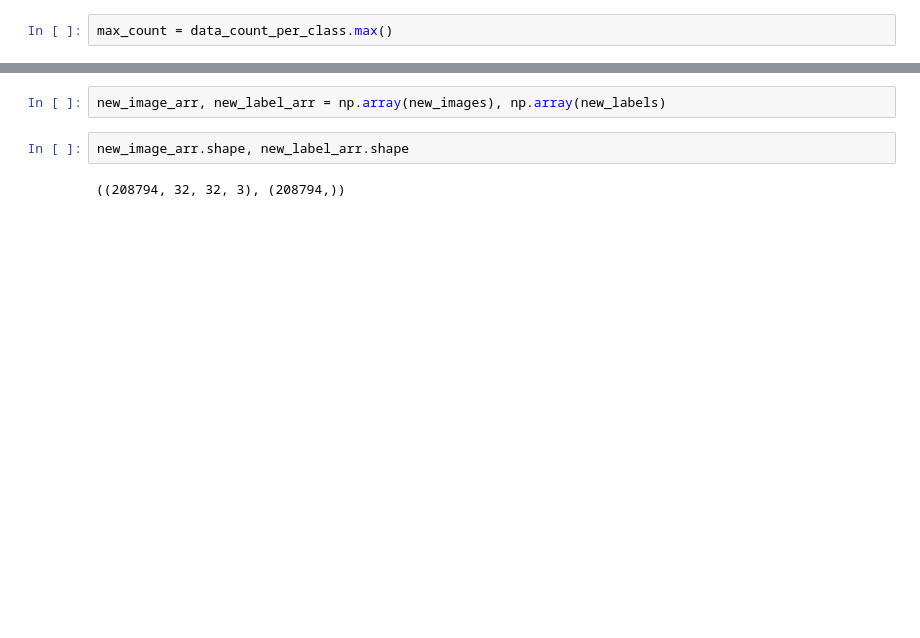
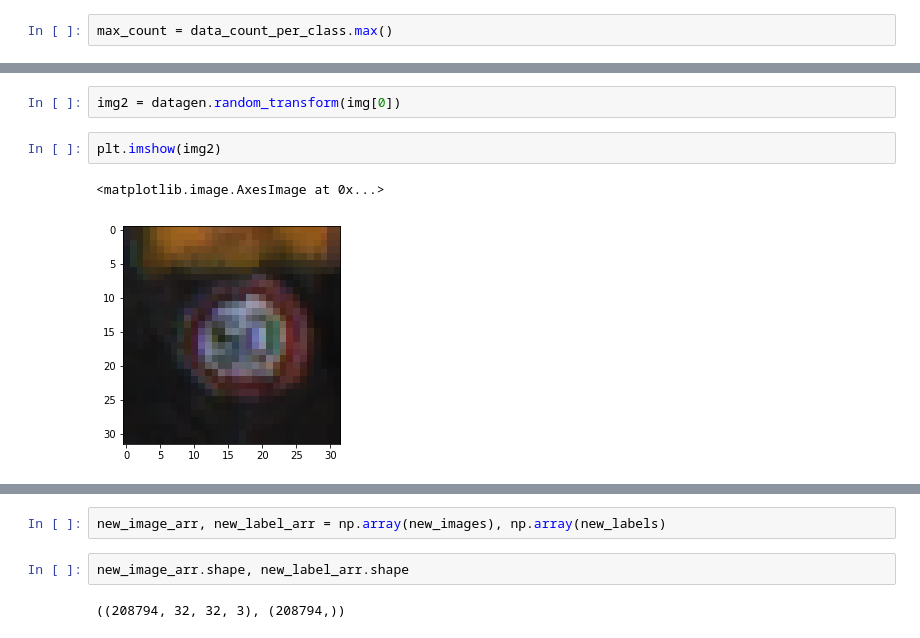
Before and after one commit to mehrshadshams/CarND-Traffic-Sign-Classifier-Project, a Jupyter notebook: Traffic_Sign_Classifier3.ipynb, the cells around one changed output, grey strips where cells are left out. Saved outputs shown, nothing was run; the diff lists cells and outputs as text; blank space fills up the shorter version.

```diff
--- a/Traffic_Sign_Classifier3.ipynb
+++ b/Traffic_Sign_Classifier3.ipynb
@@ -178,0 +183,7 @@ Using TensorFlow backend.
+# %%
+img2 = datagen.random_transform(img[0])
+# %%
+plt.imshow(img2)
+# %% [output]
+<matplotlib.image.AxesImage at 0x...>
+[figure, added]
```
Also changed, not shown: parts of 39 cells of this notebook, 26 other files.
